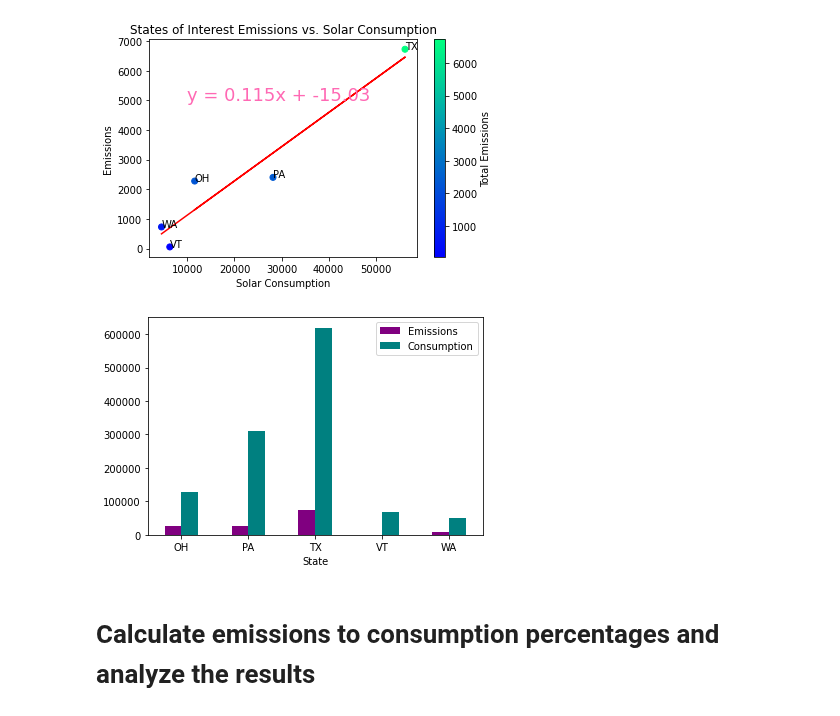
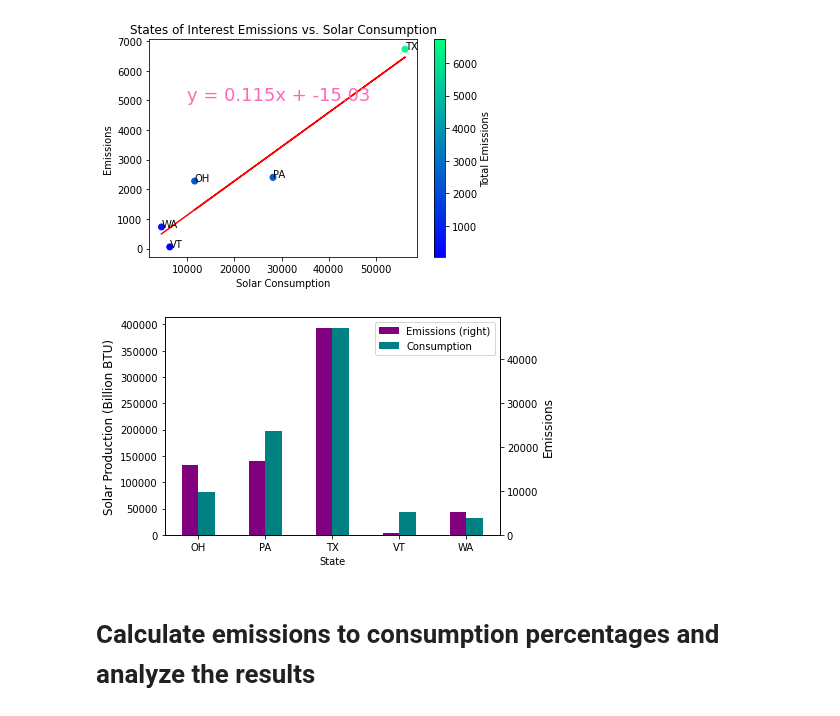
Before and after one commit to Asia-Hewett/solar_v_emissions_project, a Jupyter notebook: Consumption vs. Emissions/Consumption_Analysis.ipynb, the cells around one changed output. Cells and saved outputs as stored; diff of their text form; code cells hidden in the pictures.

Commit message:
Fixed bar graph labels

```diff
--- a/Consumption vs. Emissions/Consumption_Analysis.ipynb
+++ b/Consumption vs. Emissions/Consumption_Analysis.ipynb
@@ -212,21 +212,23 @@ The r-squared is: 0.9200577939576501
 # %%
 ##Create a double bar chart of total emissions and total consumption
 five_states_emis["Total"] = five_states_emis.sum(axis=1)
 five_states_consump["Total"] = five_states_consump.sum(axis=1)
 
 df = pd.DataFrame ({
     "Emissions": five_states_emis["Total"],
     "Consumption": five_states_consump["Total"]
 
 })
 
 
 
-ax = df.plot.bar(rot=0, color=('purple', "teal"))
-
+ax = df.plot.bar(rot=0, secondary_y="Emissions", color=('purple', "teal"))
+ax1, ax2 = plt.gcf().get_axes() # gets the current figure and then the axes
+ax1.set_ylabel('Solar Production (Billion BTU)', fontsize = 12)
+ax2.set_ylabel('Emissions', fontsize = 12)
 plt.savefig(f"../output/consumption_bar.png")
 # %% [output]
-[figure, old version]
+[figure, new version]
 # %% [markdown]
 # Calculate emissions to consumption percentages and analyze the results
 # %%
```
Also changed, not shown: parts of 5 cells of this notebook, 6 other files.
